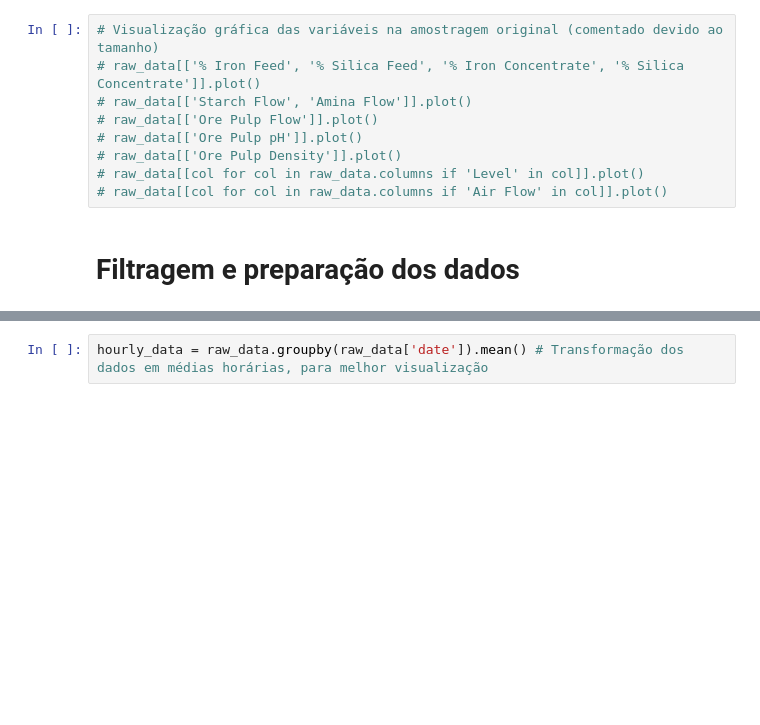
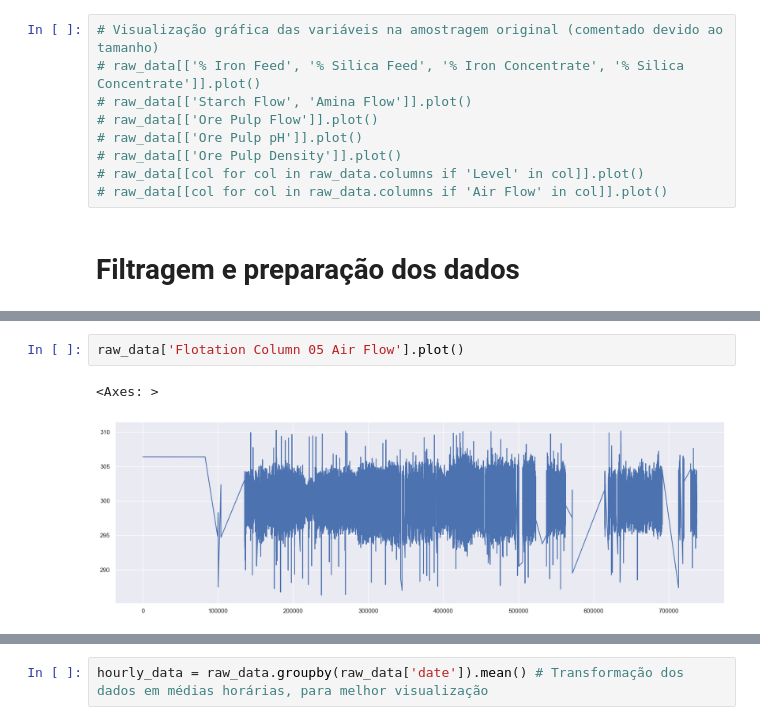
Before and after one commit to matleobor/case-ihm, a Jupyter notebook: flotation-analysis.ipynb, the cells around one changed output, grey strips where cells are left out. Cells and saved outputs as stored; diff of their text form; blank space fills up the shorter version.

```diff
--- a/flotation-analysis.ipynb
+++ b/flotation-analysis.ipynb
@@ -172,0 +253,5 @@ dtype: float64
+# %%
+raw_data['Flotation Column 05 Air Flow'].plot()
+# %% [output]
+<Axes: >
+[figure, added]
```
Also changed, not shown: parts of 20 cells of this notebook.
